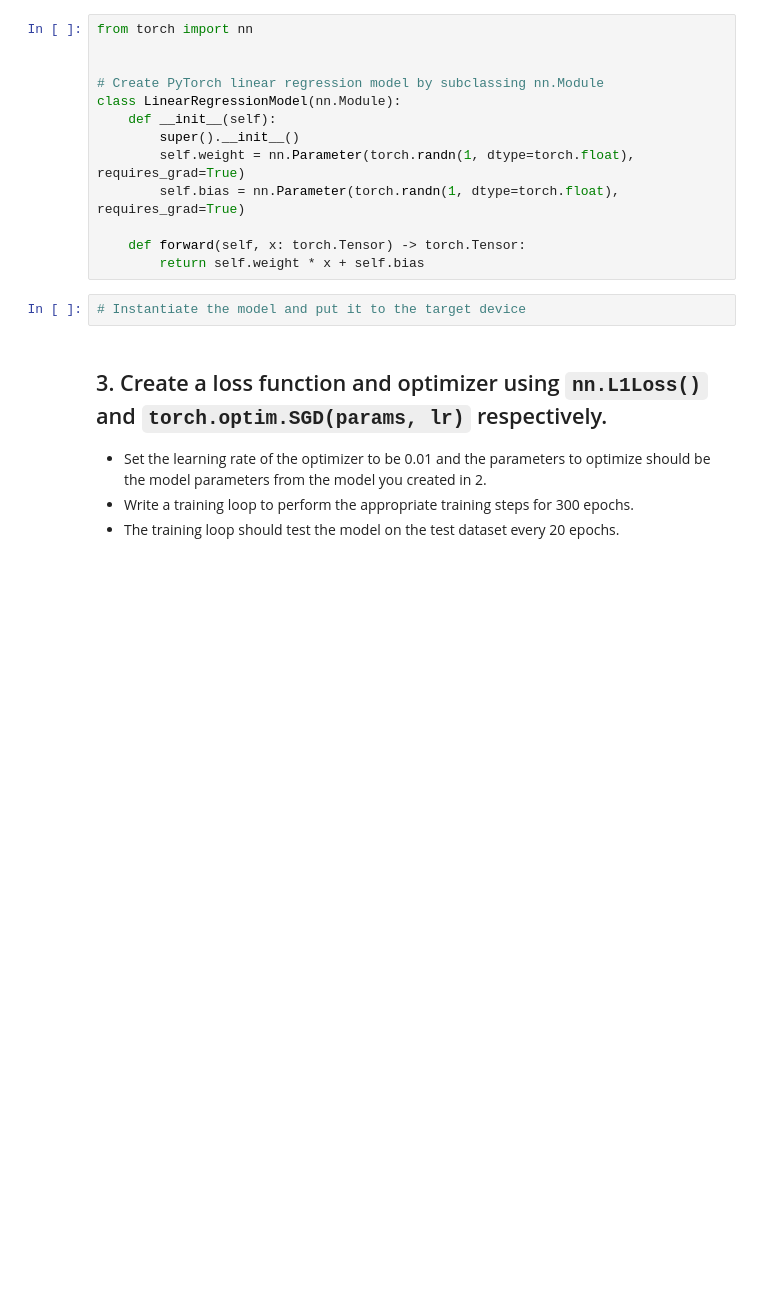
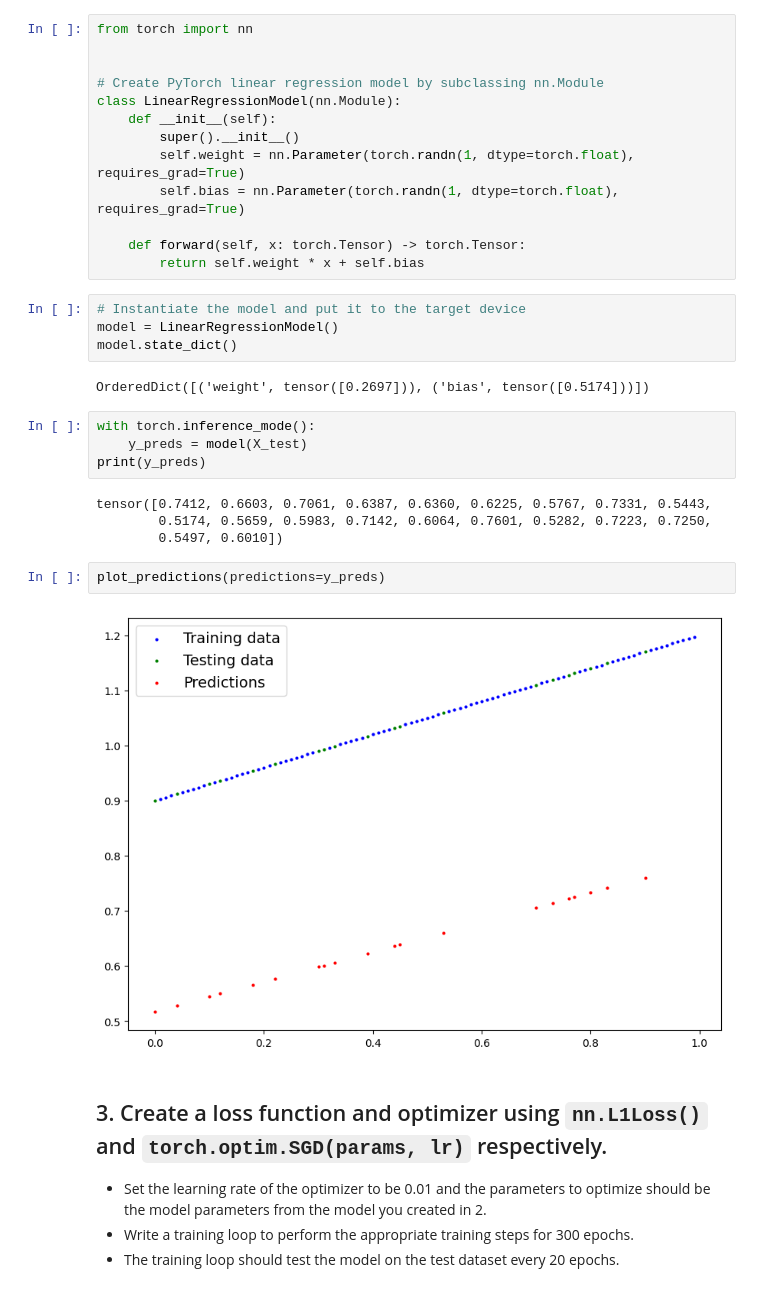
Before and after one commit to gsimassouza/pytorch-deep-learning, a Jupyter notebook: extras/exercises/01_pytorch_workflow_exercises.ipynb, the cells around one changed output. Cells and saved outputs as stored; diff of their text form; blank space fills up the shorter version.

```diff
--- a/extras/exercises/01_pytorch_workflow_exercises.ipynb
+++ b/extras/exercises/01_pytorch_workflow_exercises.ipynb
@@ -93,6 +112,22 @@ class LinearRegressionModel(nn.Module):
         return self.weight * x + self.bias
 # %%
 # Instantiate the model and put it to the target device
+model = LinearRegressionModel()
+model.state_dict()
+# %% [output]
+OrderedDict([('weight', tensor([0.2697])), ('bias', tensor([0.5174]))])
+# %%
+with torch.inference_mode():
+    y_preds = model(X_test)
+print(y_preds)
+# %% [output]
+tensor([0.7412, 0.6603, 0.7061, 0.6387, 0.6360, 0.6225, 0.5767, 0.7331, 0.5443,
+        0.5174, 0.5659, 0.5983, 0.7142, 0.6064, 0.7601, 0.5282, 0.7223, 0.7250,
+        0.5497, 0.6010])
+# %%
+plot_predictions(predictions=y_preds)
+# %% [output]
+[figure, added]
 # %% [markdown]
 ## 3. Create a loss function and optimizer using `nn.L1Loss()` and `torch.optim.SGD(params, lr)` respectively.
   * Set the learning rate of the optimizer to be 0.01 and the parameters to optimize should be the model parameters from the model you created in 2.
```
Also changed, not shown: parts of 11 cells of this notebook, 1 other file.
